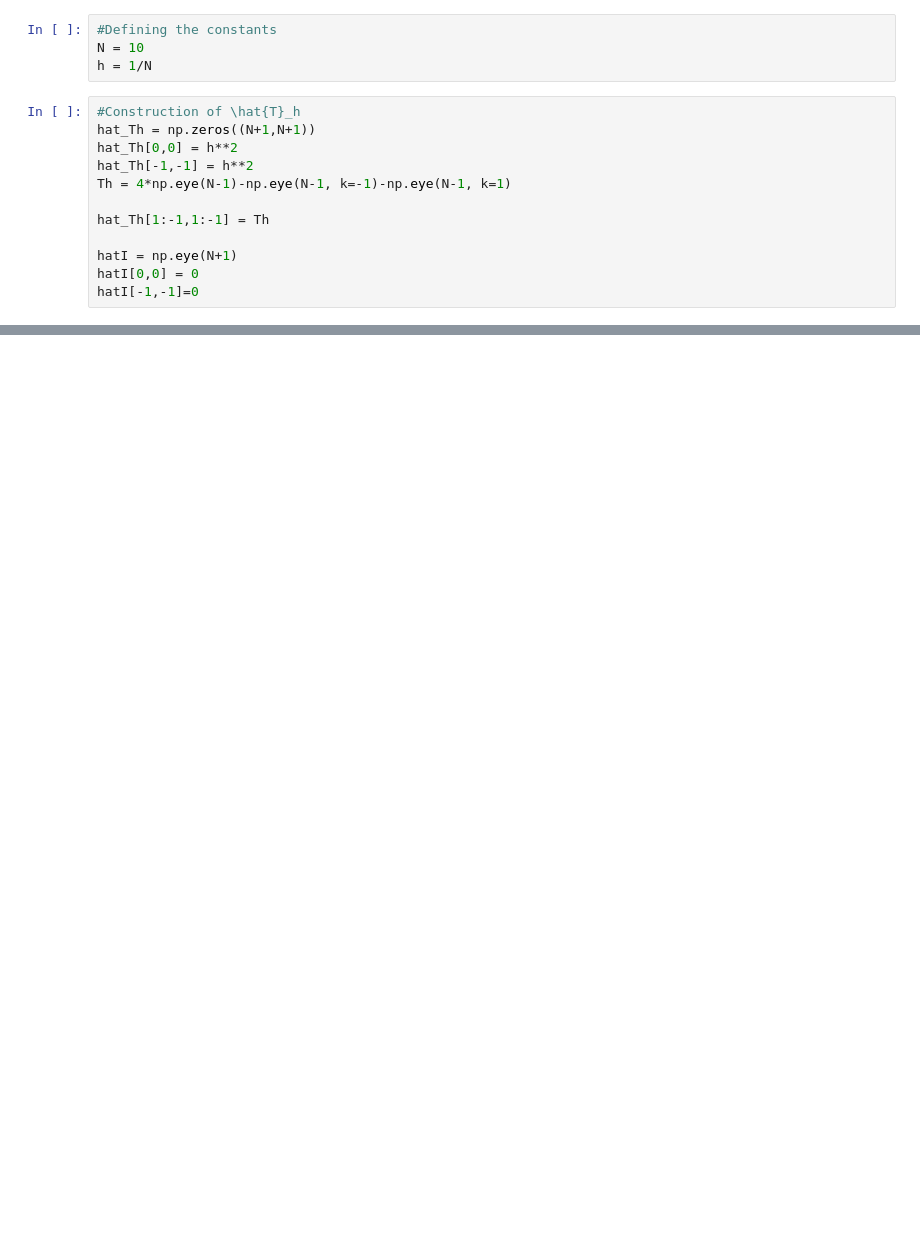
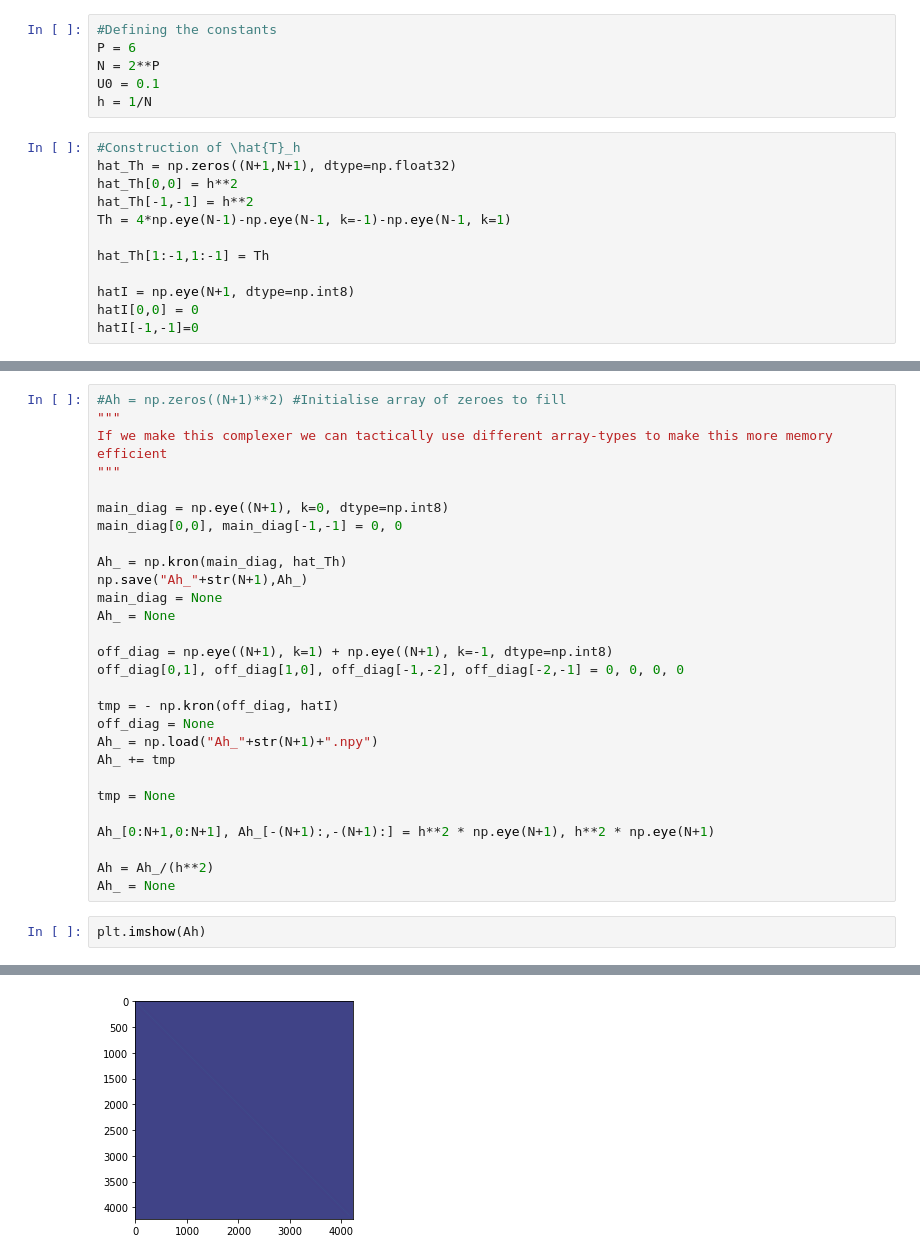
Before and after one commit to SangersJeroen/WI4201, a Jupyter notebook: construction.ipynb, the cells around one changed output, grey strips where cells are left out. Cells and saved outputs as stored; diff of their text form; blank space fills up the shorter version.

```diff
--- a/construction.ipynb
+++ b/construction.ipynb
@@ -3,16 +4,18 @@ import numpy as np
 # %%
 #Defining the constants
-N = 10
+P = 6
+N = 2**P
+U0 = 0.1
 h = 1/N
 # %%
 #Construction of \hat{T}_h
-hat_Th = np.zeros((N+1,N+1))
+hat_Th = np.zeros((N+1,N+1), dtype=np.float32)
 hat_Th[0,0] = h**2
 hat_Th[-1,-1] = h**2
 Th = 4*np.eye(N-1)-np.eye(N-1, k=-1)-np.eye(N-1, k=1)
 
 hat_Th[1:-1,1:-1] = Th
 
-hatI = np.eye(N+1)
+hatI = np.eye(N+1, dtype=np.int8)
 hatI[0,0] = 0
 hatI[-1,-1]=0
@@ -37,0 +22,31 @@ array([[ 0.01,  0.  ,  0.  ,  0.  ,  0.  ,  0.  ,  0.  ,  0.  ,  0.  ,
+# %%
+#Ah = np.zeros((N+1)**2) #Initialise array of zeroes to fill
+"""
+If we make this complexer we can tactically use different array-types to make this more memory efficient
+"""
+
+main_diag = np.eye((N+1), k=0, dtype=np.int8)
+main_diag[0,0], main_diag[-1,-1] = 0, 0
+
+Ah_ = np.kron(main_diag, hat_Th)
+np.save("Ah_"+str(N+1),Ah_)
+main_diag = None
+Ah_ = None
+
+off_diag = np.eye((N+1), k=1) + np.eye((N+1), k=-1, dtype=np.int8)
+off_diag[0,1], off_diag[1,0], off_diag[-1,-2], off_diag[-2,-1] = 0, 0, 0, 0
+
+tmp = - np.kron(off_diag, hatI)
+off_diag = None
+Ah_ = np.load("Ah_"+str(N+1)+".npy")
+Ah_ += tmp
+
+tmp = None
+
+Ah_[0:N+1,0:N+1], Ah_[-(N+1):,-(N+1):] = h**2 * np.eye(N+1), h**2 * np.eye(N+1)
+
+Ah = Ah_/(h**2)
+Ah_ = None
+# %%
+plt.imshow(Ah)
+# %% [output]
@@ -37,0 +54 @@ array([[ 0.01,  0.  ,  0.  ,  0.  ,  0.  ,  0.  ,  0.  ,  0.  ,  0.  ,
+[figure, added]
```
Also changed, not shown: parts of 17 cells of this notebook, 3 other files.
